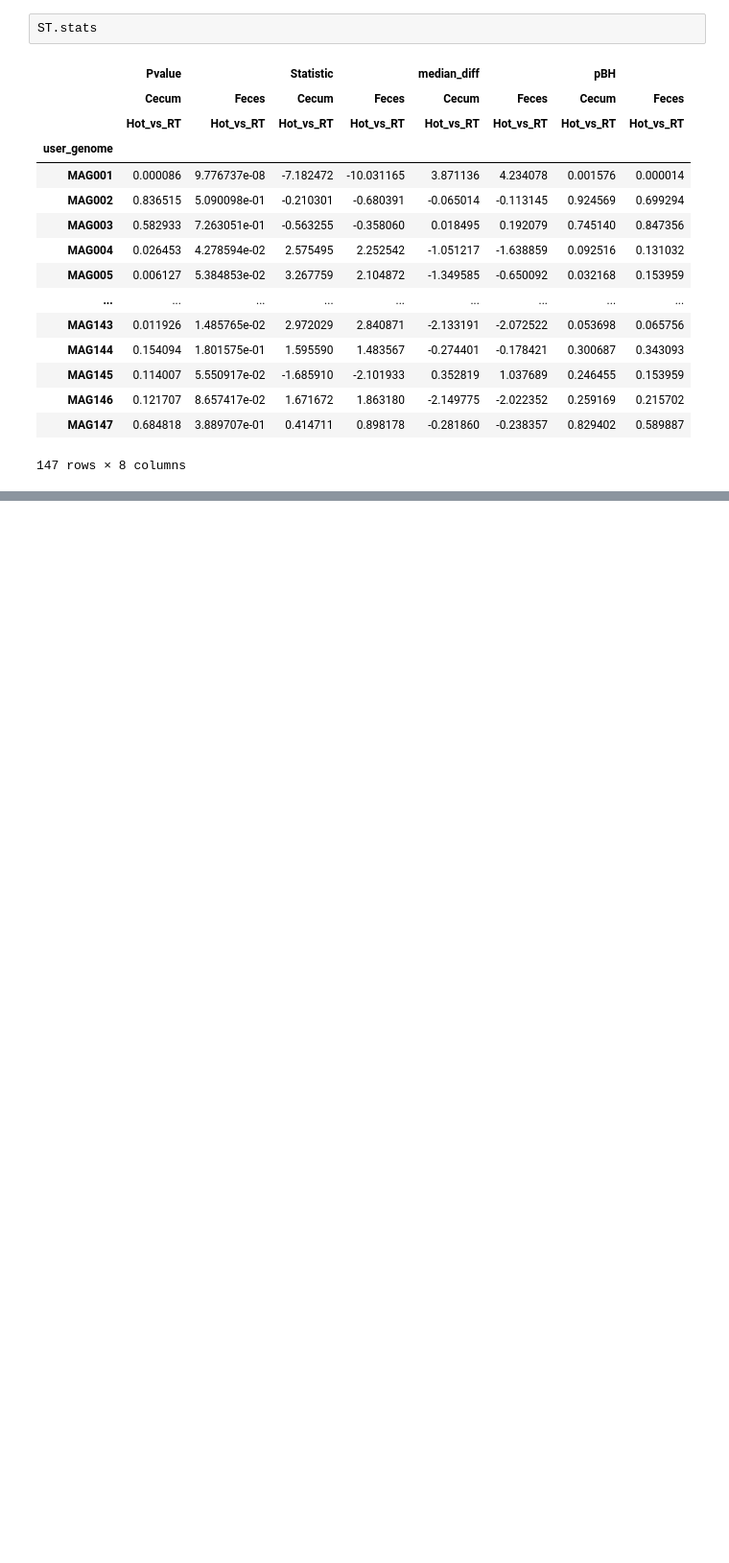
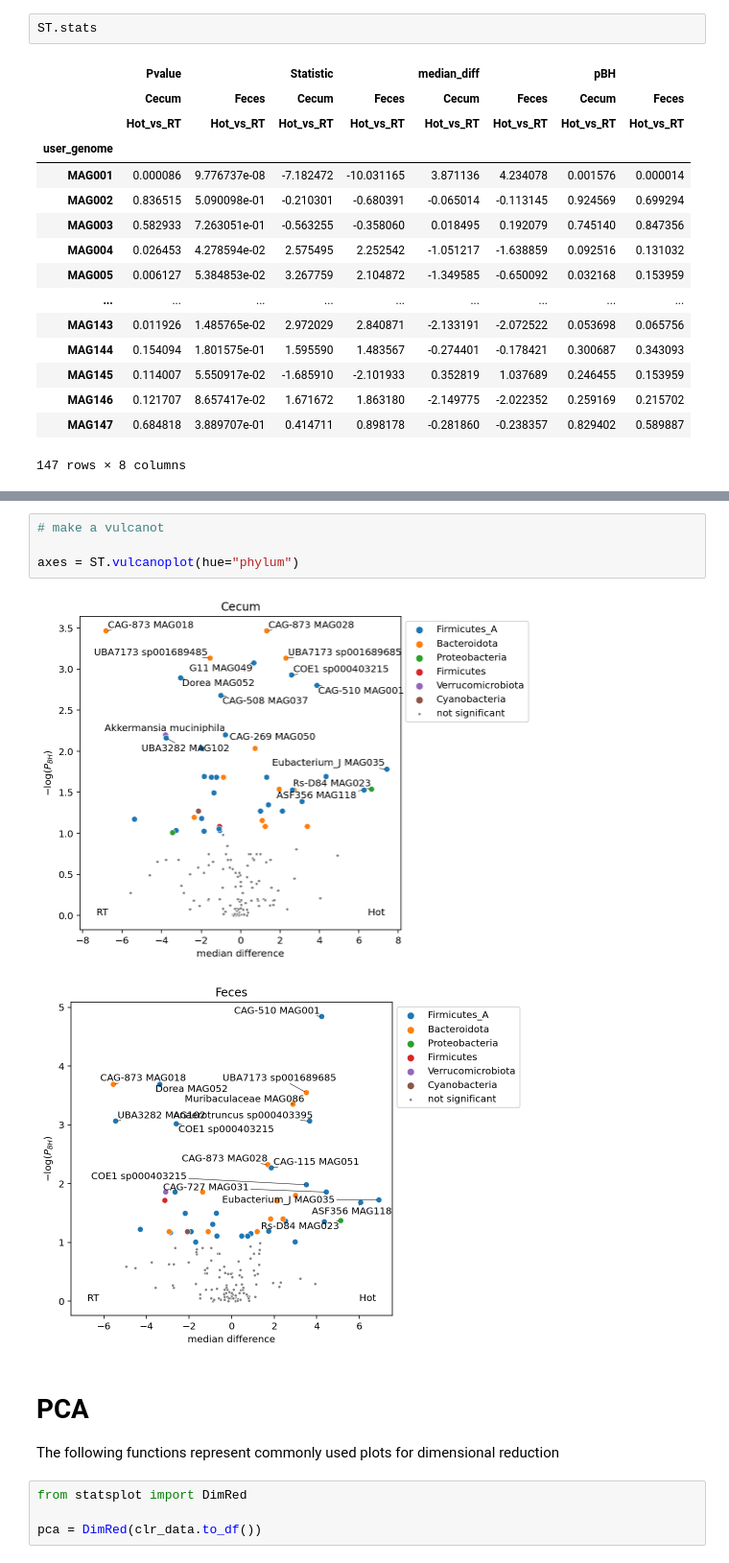
Before and after one commit to SilasK/statsplot, a Jupyter notebook: example.ipynb, the cells around one changed output, grey strips where cells are left out. Shown at 96% size. Saved outputs shown, nothing was run; the diff lists cells and outputs as text; blank space fills up the shorter version.

Commit message:
added pca and statsplot with labels

```diff
--- a/example.ipynb
+++ b/example.ipynb
@@ -240,0 +249,15 @@ ST.plot("MAG001")
+# %%
+# make a vulcanot
+
+axes = ST.vulcanoplot(hue="phylum")
+# %% [output]
+[figure, added]
+[figure, added]
+# %% [markdown]
+# PCA
+
+The following functions represent commonly used plots for dimensional reduction
+# %%
+from statsplot import DimRed
+
+pca = DimRed(clr_data.to_df())
```
Also changed, not shown: parts of 8 cells of this notebook, 4 other files.
